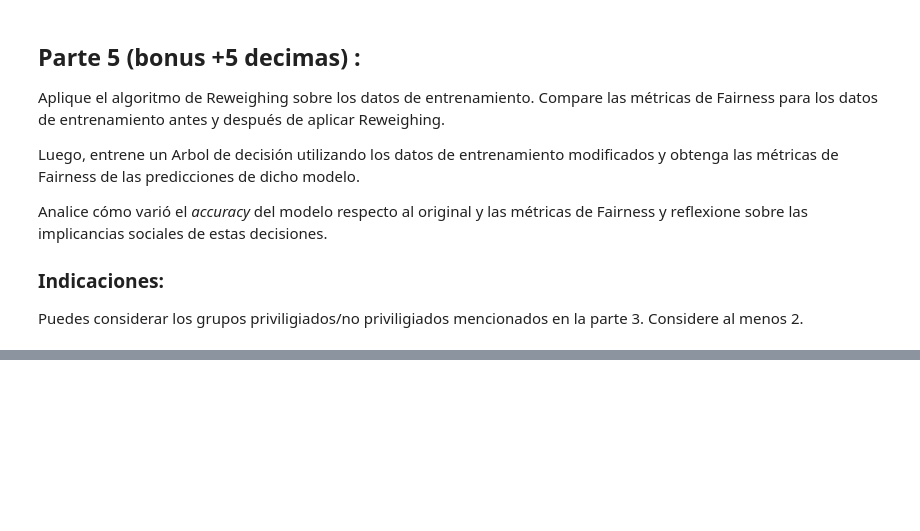
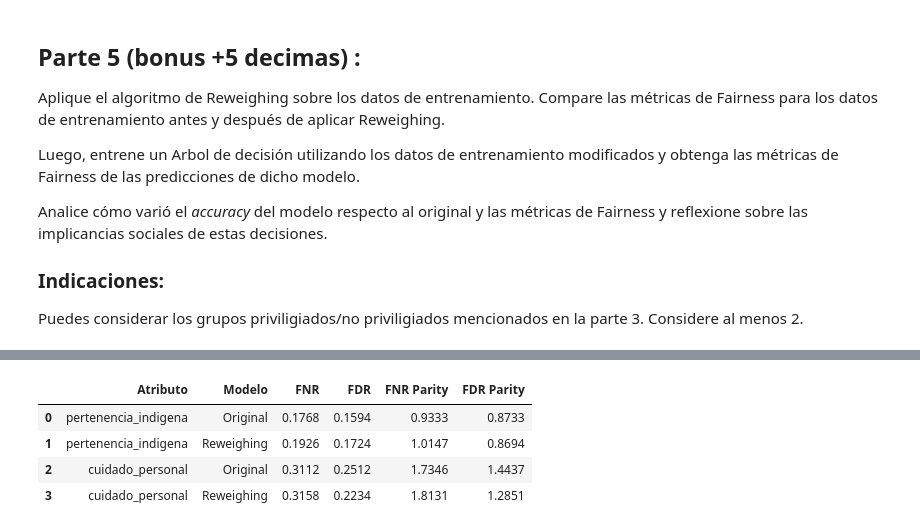
Before and after one commit to SergioHdezDC/Taller_ETI195_Casen2024, a Jupyter notebook: TallerSumativo_2_Casen.ipynb, the cells around one changed output, grey strips where cells are left out. Cells and saved outputs as stored; diff of their text form; code cells hidden in the pictures; blank space fills up the shorter version.

```diff
--- a/TallerSumativo_2_Casen.ipynb
+++ b/TallerSumativo_2_Casen.ipynb
@@ -769,0 +1023,45 @@ Puedes considerar los grupos priviligiados/no priviligiados mencionados en la pa
+# %%
+comparacion_fairness_rw = []
+
+for atributo, referencia in grupos_referencia.items():
+    # Resultados del original
+    original = resumen_fairness[
+        (resumen_fairness["attribute_name"] == atributo)
+        &
+        (resumen_fairness["attribute_value"] != referencia)].iloc[0]
+
+    comparacion_fairness_rw.append({
+        "Atributo": atributo,
+        "Modelo": "Original",
+        "FNR": original["fnr"],
+        "FDR": original["fdr"],
+        "FNR Parity": original["fnr_disparity"],
+        "FDR Parity": original["fdr_disparity"]
+        })
+
+
+    # Resultados del RW
+    nuevo = fairness_rw[
+        (fairness_rw["attribute_name"] == atributo)
+        &
+        (fairness_rw["attribute_value"] != referencia)
+        ].iloc[0]
+
+    comparacion_fairness_rw.append({
+        "Atributo": atributo,
+        "Modelo": "Reweighing",
+        "FNR": nuevo["fnr"],
+        "FDR": nuevo["fdr"],
+        "FNR Parity": nuevo["fnr_disparity"],
+        "FDR Parity": nuevo["fdr_disparity"]
+        })
+
+# Tabla de comparación
+comparacion_final_rw = pd.DataFrame(comparacion_fairness_rw)
+display(comparacion_final_rw.round(4))
+# %% [output]
+|  | Atributo | Modelo | FNR | FDR | FNR Parity | FDR Parity |
+| 0 | pertenencia_indigena | Original | 0.1768 | 0.1594 | 0.9333 | 0.8733 |
+| 1 | pertenencia_indigena | Reweighing | 0.1926 | 0.1724 | 1.0147 | 0.8694 |
+| 2 | cuidado_personal | Original | 0.3112 | 0.2512 | 1.7346 | 1.4437 |
+| 3 | cuidado_personal | Reweighing | 0.3158 | 0.2234 | 1.8131 | 1.2851 |
```
Also changed, not shown: parts of 13 cells of this notebook.
